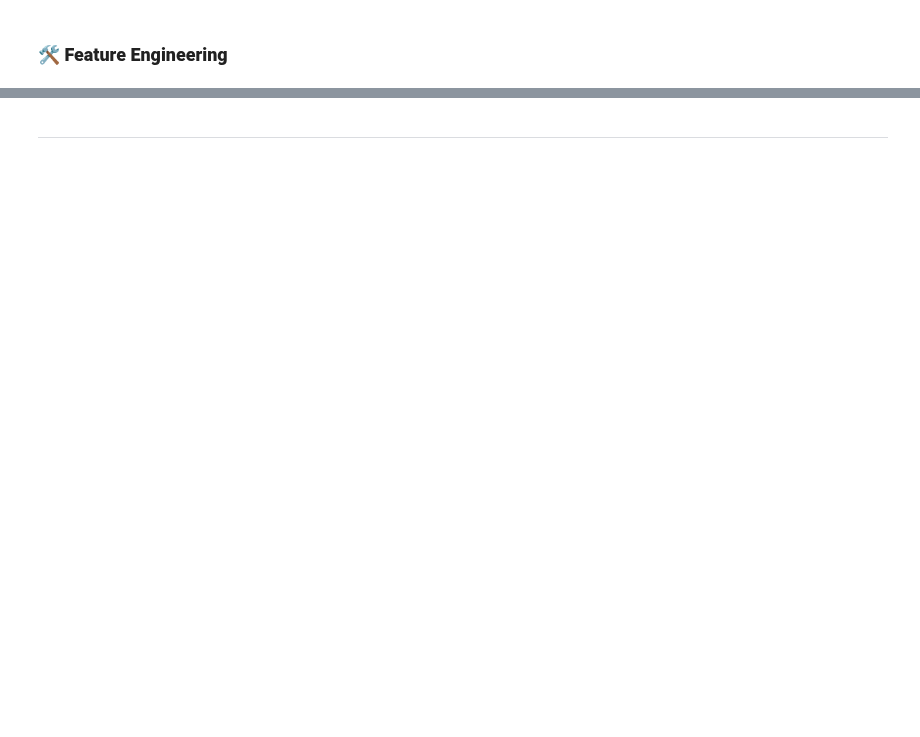
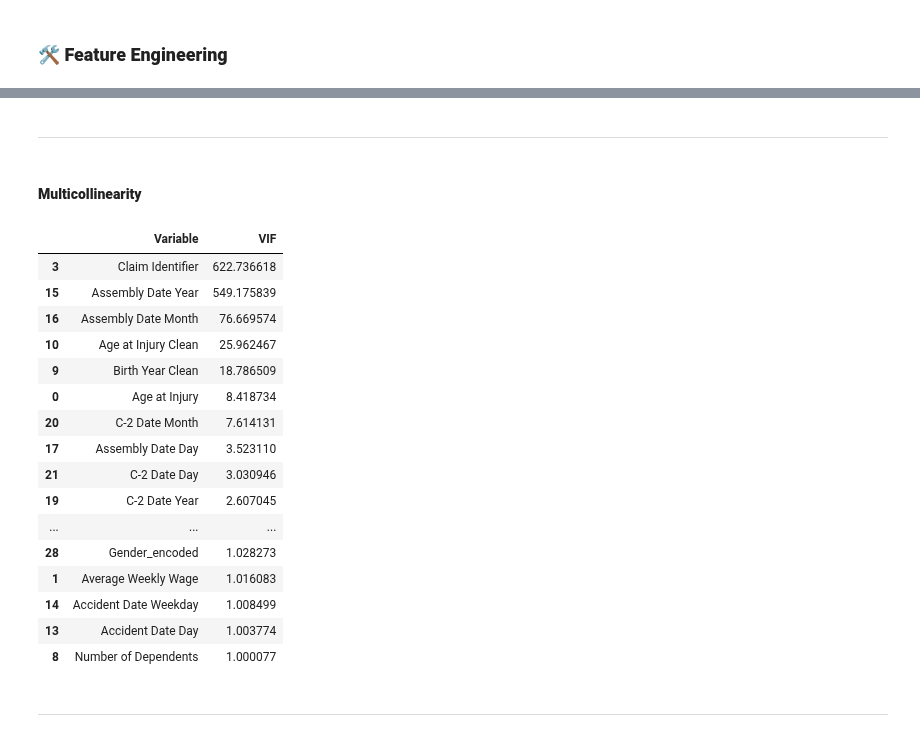
Before and after one commit to Silvestre17/ML_24.25_Project_Group33, a Jupyter notebook: 2_FeatureEngineering_MLProject_Group33.ipynb, the cells around one changed output, grey strips where cells are left out. Drawn from its saved outputs; the diff is of its cells as text; code cells hidden in the pictures; blank space fills up the shorter version.

```diff
--- a/2_FeatureEngineering_MLProject_Group33.ipynb
+++ b/2_FeatureEngineering_MLProject_Group33.ipynb
@@ -89,0 +132,10 @@ test_data.head(2)
+# %%
+################################################################################################################################################## [TEMPORARY]
+# Drop the columns 'IME-4 Count', 'C-3 Date Year', 'C-3 Date Month', 'C-3 Date Day', 'C-3 Weekday
+#                  'First Hearing Date Year', 'First Hearing Date Month', 'First Hearing Date Day', 'First Hearing Date Weekday'
+
+train_data = train_data.drop(columns = ['IME-4 Count', 'C-3 Date Year', 'C-3 Date Month', 'C-3 Date Day', 'C-3 Date Weekday',
+                                        'First Hearing Date Year', 'First Hearing Date Month', 'First Hearing Date Day', 'First Hearing Date Weekday'])
+test_data = test_data.drop(columns = ['IME-4 Count', 'C-3 Date Year', 'C-3 Date Month', 'C-3 Date Day', 'C-3 Date Weekday',
+                                      'First Hearing Date Year', 'First Hearing Date Month', 'First Hearing Date Day', 'First Hearing Date Weekday'])
+##################################################################################################################################################
@@ -91,3 +145,12 @@ test_data.head(2)
 ### ⚖️ **Training/Validation Division**
 
 > Before starting the feature engineering process, we will divide the training data into training and validation sets. This will allow us to evaluate the performance of the models we will develop.
+# %%
+# Splitting the data into training and validation sets
+X = train_data.drop(columns = ['Claim Injury Type'])
+y = train_data['Claim Injury Type']
+X_train, X_val, y_train, y_val = train_test_split(X,y,                 # X and y
+                                                  test_size = 0.3,     # 70% train, 30% validation
+                                                  random_state = 2024, # seed
+                                                  stratify = y,        # keep the same proportion of target classes (because of imbalance)
+                                                  shuffle = True)      # shuffle the data
@@ -96,2 +404,63 @@ test_data.head(2)
+# %% [markdown]
+---
+# %% [markdown]
+#### **Multicollinearity**
+# %%
+### use VIF to analise multicollinearity
+from statsmodels.stats.outliers_influence import variance_inflation_factor
+
+# Compute the vif for all given features
+def compute_vif(df, considered_features='all'):
+    """
+    :param df: DataFrame containing the features to compute VIF for.
+    :param considered_features: List of features to consider for VIF calculation. If 'all', all features in the DataFrame will be considered.
+
+    :return: DataFrame containing VIF values for the considered features.
+    """
+    # If no features are given, consider all features
+    if considered_features == 'all':
+        considered_features = df.columns
+
+    # Create a new dataframe with the considered features
+    X = df[considered_features]
+
+    # Ensure all features are numeric
+    for column in X.columns:
+        X[column] = pd.to_numeric(X[column], errors='coerce')
+
+    # # Drop non-numeric columns     ################################# [TEMPORARY] #################################
+    # X = X.dropna(axis=1, how='any')
+
+    # The calculation of variance inflation requires a constant
+    X['intercept'] = 1
+
+    # Create dataframe to store vif values
+    vif = pd.DataFrame()
+    vif["Variable"] = X.columns
+    vif["VIF"] = [variance_inflation_factor(X.values, i) for i in range(len(X.columns))]
+
+    vif = vif[vif['Variable']!='intercept']
+    return vif
+
+# Features to consider removing (VIF >5)
+compute_vif(X_train).sort_values('VIF', ascending=False)
+# %% [output]
+|  | Variable | VIF |
+| 3 | Claim Identifier | 622.736618 |
+| 15 | Assembly Date Year | 549.175839 |
+| 16 | Assembly Date Month | 76.669574 |
+| 10 | Age at Injury Clean | 25.962467 |
+| 9 | Birth Year Clean | 18.786509 |
+| 0 | Age at Injury | 8.418734 |
+| 20 | C-2 Date Month | 7.614131 |
+| 17 | Assembly Date Day | 3.523110 |
+| 21 | C-2 Date Day | 3.030946 |
+| 19 | C-2 Date Year | 2.607045 |
+| ... | ... | ... |
+| 28 | Gender_encoded | 1.028273 |
+| 1 | Average Weekly Wage | 1.016083 |
+| 14 | Accident Date Weekday | 1.008499 |
+| 13 | Accident Date Day | 1.003774 |
+| 8 | Number of Dependents | 1.000077 |
 # %% [markdown]
 ---
```
Also changed, not shown: parts of 37 cells of this notebook, 10 other files.
